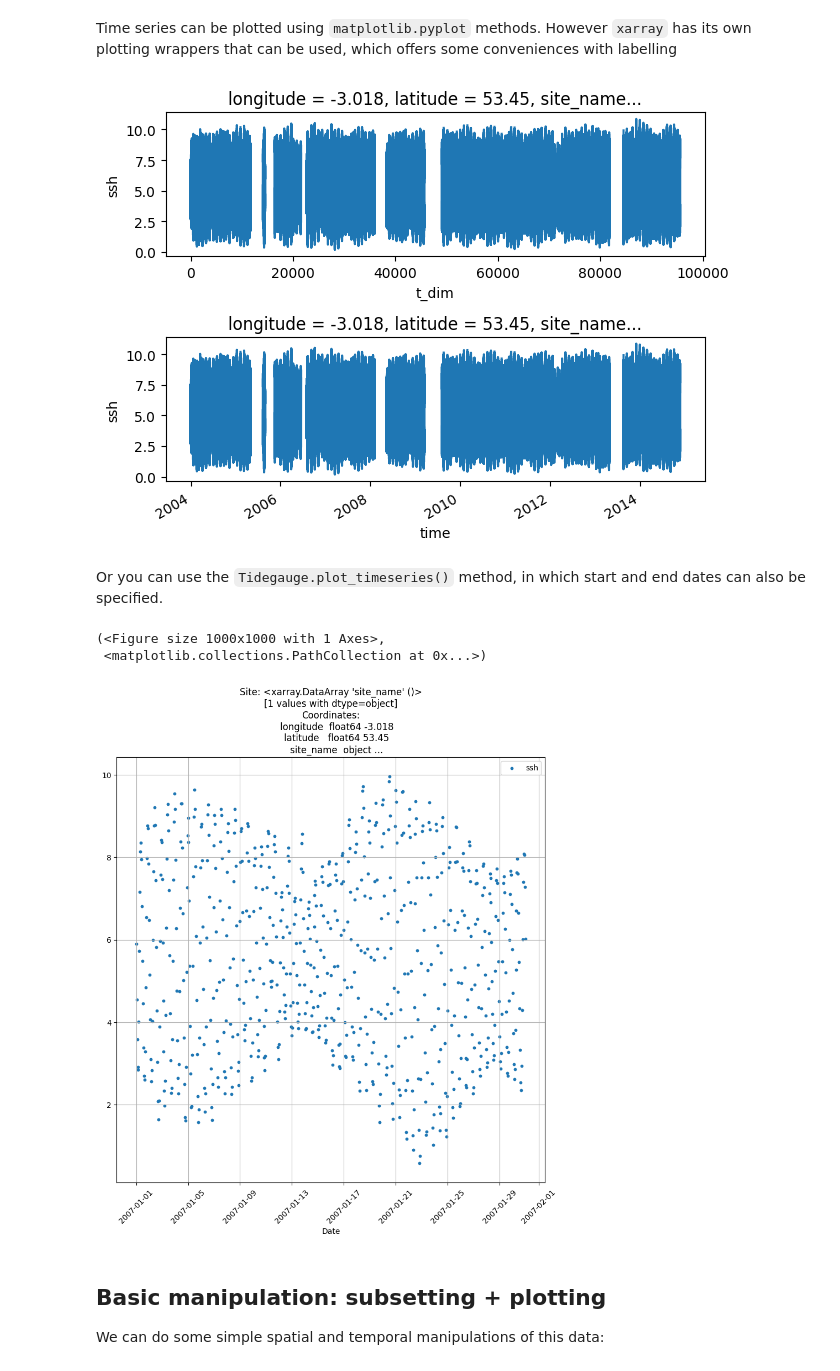
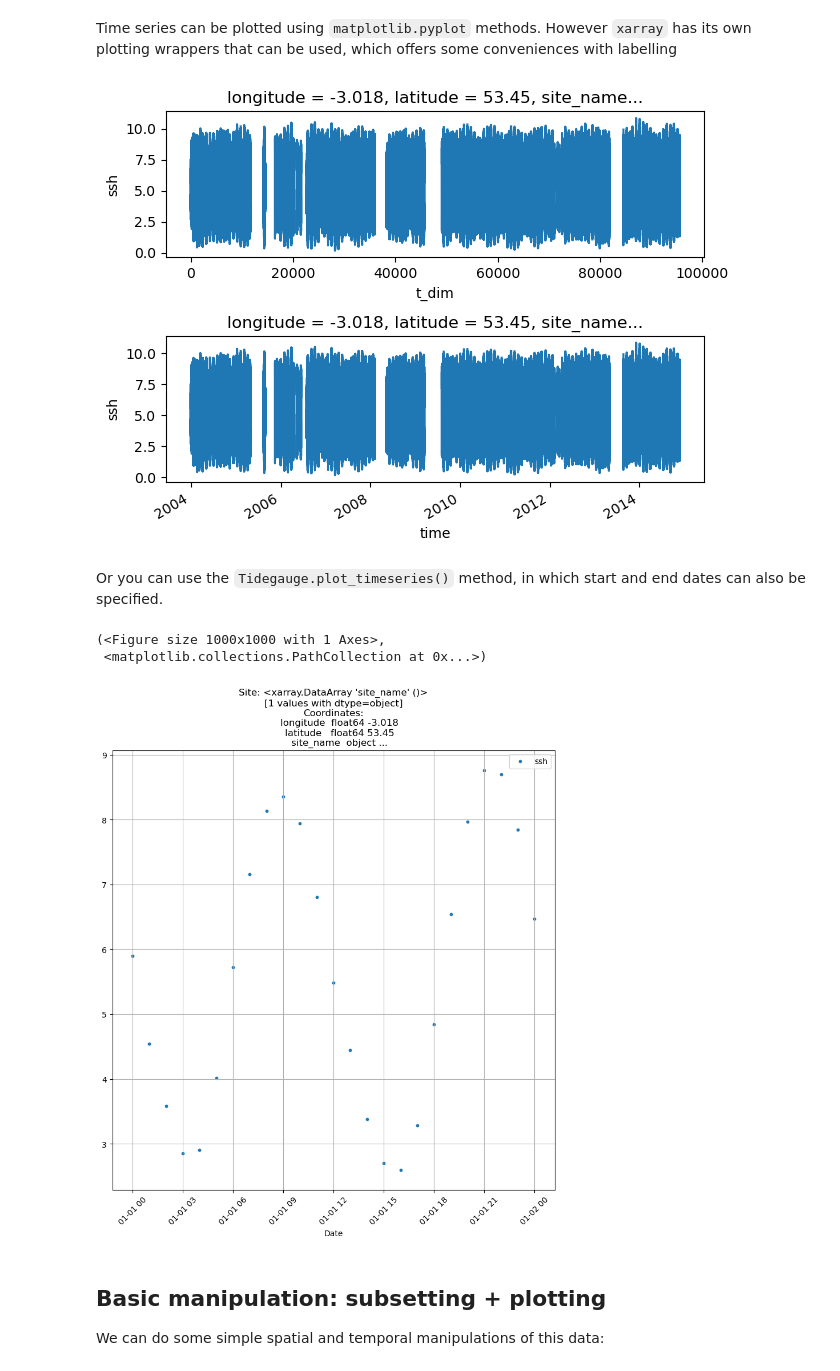
Before and after one commit to British-Oceanographic-Data-Centre/COAsT, a Jupyter notebook: example_scripts/notebook_tutorials/runnable_notebooks/tidegauge/tidegauge_validation_tutorial.ipynb, the cells around one changed output. Cells and saved outputs as stored; diff of their text form; code cells hidden in the pictures.

```diff
--- a/example_scripts/notebook_tutorials/runnable_notebooks/tidegauge/tidegauge_validation_tutorial.ipynb
+++ b/example_scripts/notebook_tutorials/runnable_notebooks/tidegauge/tidegauge_validation_tutorial.ipynb
@@ -32,7 +32,7 @@ fn_tg = "<PATH_TO_TIDEGAUGE_NETCDF>"  # This should already be processed, on the
 # Change this to 0 to not use default files.
 if 1:
     #print(f"Use default files")
-    dir = "./example_files/"
+    dir = "../../../../example_files/"
     fn_dom = dir + "coast_example_nemo_domain.nc"
     fn_dat = dir + "coast_example_nemo_data.nc"
     fn_config = "./config/example_nemo_grid_t.json"
@@ -146,13 +146,13 @@ obs.dataset.ssh[stn_id].swap_dims({'t_dim':'time'}).plot()  # rename time dimens
 plt.tight_layout()
 plt.show()
 # %% [output]
-[figure, old version]
+[figure, new version]
 # %% [markdown]
 Or you can use the `Tidegauge.plot_timeseries()` method, in which start and end dates can also be specified.
 # %%
 obs.isel(id_dim=stn_id).plot_timeseries(date_start=np.datetime64('2007-01-01'),
-                                        date_end = np.datetime64('2007-01-31') )
+                                        date_end = np.datetime64('2007-01-02') )
 # %% [output]
 (<Figure size 1000x1000 with 1 Axes>,
  <matplotlib.collections.PathCollection at 0x...>)
-[figure, old version]
+[figure, new version]
```
Also changed, not shown: parts of 4 cells of this notebook, 4 other files.
